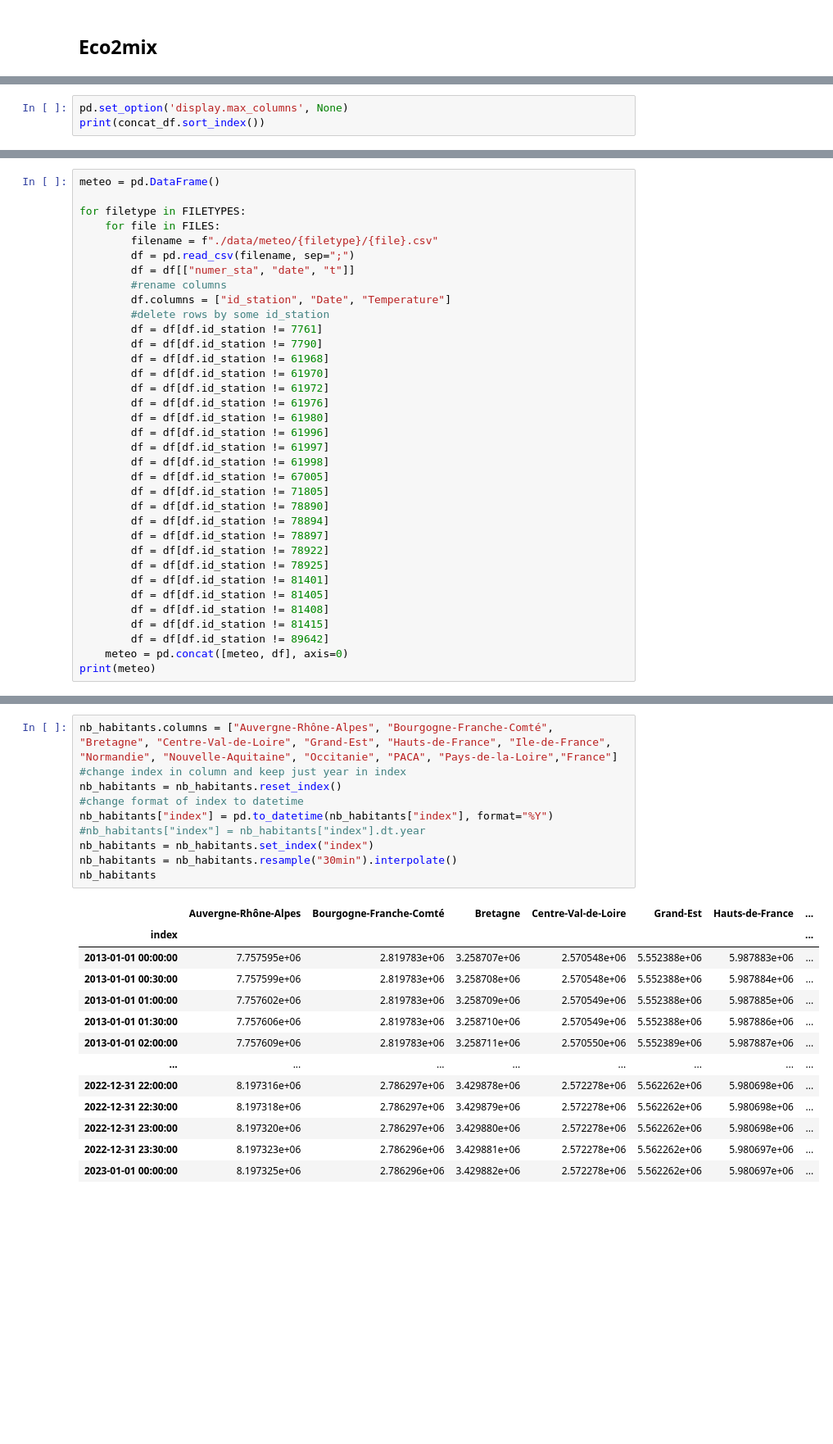
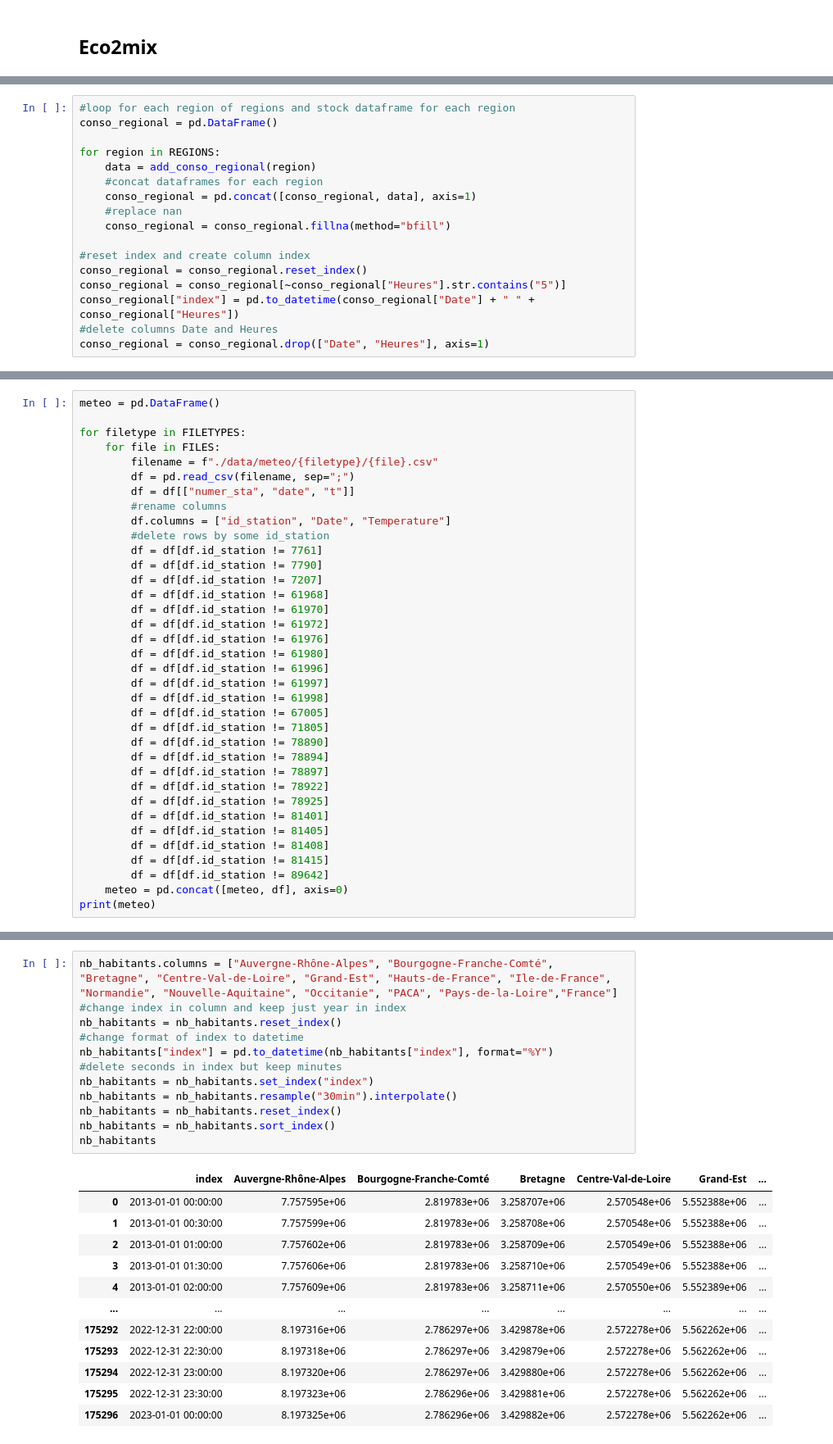
Before and after one commit to FeckNeck/temporal-data-analysis, a Jupyter notebook: index.ipynb, the cells around one changed output, grey strips where cells are left out. Shown: that part at 82% size. Drawn from its saved outputs; the diff is of its cells as text; blank space fills up the shorter version.

Commit message:
fix: national and regional models

```diff
--- a/index.ipynb
+++ b/index.ipynb
@@ -88,3 +69,0 @@ Date       Heures
-# %%
-pd.set_option('display.max_columns', None)
-print(concat_df.sort_index())
@@ -108,0 +70,17 @@ Date       Heures
+# %%
+#loop for each region of regions and stock dataframe for each region
+conso_regional = pd.DataFrame()
+
+for region in REGIONS:
+    data = add_conso_regional(region)
+    #concat dataframes for each region
+    conso_regional = pd.concat([conso_regional, data], axis=1)
+    #replace nan
+    conso_regional = conso_regional.fillna(method="bfill")
+
+#reset index and create column index
+conso_regional = conso_regional.reset_index()
+conso_regional = conso_regional[~conso_regional["Heures"].str.contains("5")]
+conso_regional["index"] = pd.to_datetime(conso_regional["Date"] + " " + conso_regional["Heures"])
+#delete columns Date and Heures
+conso_regional = conso_regional.drop(["Date", "Heures"], axis=1)
@@ -210,6 +237,7 @@ for filetype in FILETYPES:
         #delete rows by some id_station
         df = df[df.id_station != 7761]
         df = df[df.id_station != 7790]
+        df = df[df.id_station != 7207]
         df = df[df.id_station != 61968]
         df = df[df.id_station != 61970]
         df = df[df.id_station != 61972]
@@ -407,24 +483,25 @@ Data columns (total 13 columns):
 # %%
 nb_habitants.columns = ["Auvergne-Rhône-Alpes", "Bourgogne-Franche-Comté", "Bretagne", "Centre-Val-de-Loire", "Grand-Est", "Hauts-de-France", "Ile-de-France", "Normandie", "Nouvelle-Aquitaine", "Occitanie", "PACA", "Pays-de-la-Loire","France"]
 #change index in column and keep just year in index
 nb_habitants = nb_habitants.reset_index()
 #change format of index to datetime
 nb_habitants["index"] = pd.to_datetime(nb_habitants["index"], format="%Y")
-#nb_habitants["index"] = nb_habitants["index"].dt.year
+#delete seconds in index but keep minutes
 nb_habitants = nb_habitants.set_index("index")
 nb_habitants = nb_habitants.resample("30min").interpolate()
+nb_habitants = nb_habitants.reset_index()
+nb_habitants = nb_habitants.sort_index()
 nb_habitants
 # %% [output]
-|  | Auvergne-Rhône-Alpes | Bourgogne-Franche-Comté | Bretagne | Centre-Val-de-Loire | Grand-Est | Hauts-de-France | ... |
-| index |  |  |  |  |  |  | ... |
-| 2013-01-01 00:00:00 | 7.757595e+06 | 2.819783e+06 | 3.258707e+06 | 2.570548e+06 | 5.552388e+06 | 5.987883e+06 | ... |
-| 2013-01-01 00:30:00 | 7.757599e+06 | 2.819783e+06 | 3.258708e+06 | 2.570548e+06 | 5.552388e+06 | 5.987884e+06 | ... |
-| 2013-01-01 01:00:00 | 7.757602e+06 | 2.819783e+06 | 3.258709e+06 | 2.570549e+06 | 5.552388e+06 | 5.987885e+06 | ... |
-| 2013-01-01 01:30:00 | 7.757606e+06 | 2.819783e+06 | 3.258710e+06 | 2.570549e+06 | 5.552388e+06 | 5.987886e+06 | ... |
-| 2013-01-01 02:00:00 | 7.757609e+06 | 2.819783e+06 | 3.258711e+06 | 2.570550e+06 | 5.552389e+06 | 5.987887e+06 | ... |
+|  | index | Auvergne-Rhône-Alpes | Bourgogne-Franche-Comté | Bretagne | Centre-Val-de-Loire | Grand-Est | ... |
+| 0 | 2013-01-01 00:00:00 | 7.757595e+06 | 2.819783e+06 | 3.258707e+06 | 2.570548e+06 | 5.552388e+06 | ... |
+| 1 | 2013-01-01 00:30:00 | 7.757599e+06 | 2.819783e+06 | 3.258708e+06 | 2.570548e+06 | 5.552388e+06 | ... |
+| 2 | 2013-01-01 01:00:00 | 7.757602e+06 | 2.819783e+06 | 3.258709e+06 | 2.570549e+06 | 5.552388e+06 | ... |
+| 3 | 2013-01-01 01:30:00 | 7.757606e+06 | 2.819783e+06 | 3.258710e+06 | 2.570549e+06 | 5.552388e+06 | ... |
+| 4 | 2013-01-01 02:00:00 | 7.757609e+06 | 2.819783e+06 | 3.258711e+06 | 2.570550e+06 | 5.552389e+06 | ... |
 | ... | ... | ... | ... | ... | ... | ... | ... |
-| 2022-12-31 22:00:00 | 8.197316e+06 | 2.786297e+06 | 3.429878e+06 | 2.572278e+06 | 5.562262e+06 | 5.980698e+06 | ... |
-| 2022-12-31 22:30:00 | 8.197318e+06 | 2.786297e+06 | 3.429879e+06 | 2.572278e+06 | 5.562262e+06 | 5.980698e+06 | ... |
-| 2022-12-31 23:00:00 | 8.197320e+06 | 2.786297e+06 | 3.429880e+06 | 2.572278e+06 | 5.562262e+06 | 5.980698e+06 | ... |
-| 2022-12-31 23:30:00 | 8.197323e+06 | 2.786296e+06 | 3.429881e+06 | 2.572278e+06 | 5.562262e+06 | 5.980697e+06 | ... |
-| 2023-01-01 00:00:00 | 8.197325e+06 | 2.786296e+06 | 3.429882e+06 | 2.572278e+06 | 5.562262e+06 | 5.980697e+06 | ... |
+| 175292 | 2022-12-31 22:00:00 | 8.197316e+06 | 2.786297e+06 | 3.429878e+06 | 2.572278e+06 | 5.562262e+06 | ... |
+| 175293 | 2022-12-31 22:30:00 | 8.197318e+06 | 2.786297e+06 | 3.429879e+06 | 2.572278e+06 | 5.562262e+06 | ... |
+| 175294 | 2022-12-31 23:00:00 | 8.197320e+06 | 2.786297e+06 | 3.429880e+06 | 2.572278e+06 | 5.562262e+06 | ... |
+| 175295 | 2022-12-31 23:30:00 | 8.197323e+06 | 2.786296e+06 | 3.429881e+06 | 2.572278e+06 | 5.562262e+06 | ... |
+| 175296 | 2023-01-01 00:00:00 | 8.197325e+06 | 2.786296e+06 | 3.429882e+06 | 2.572278e+06 | 5.562262e+06 | ... |
```
Also changed, not shown: parts of 35 cells of this notebook.
